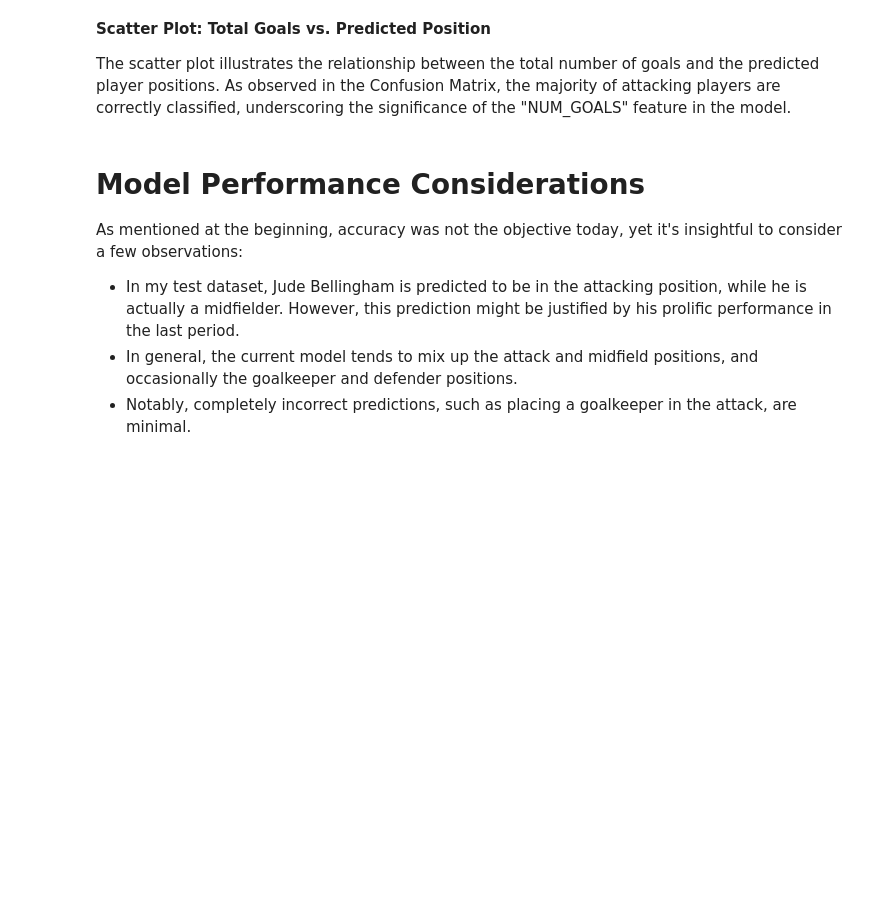
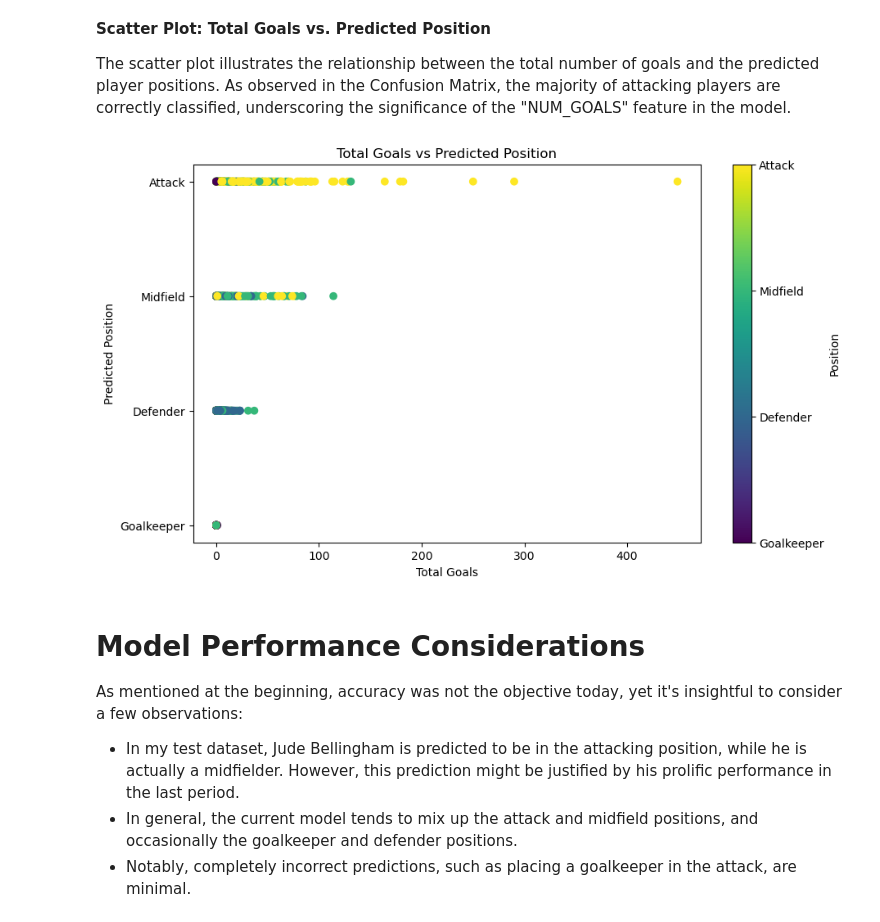
Before and after one commit to sfc-gh-mconsoli/hol_football_ml_snowpark, a Jupyter notebook: Football_Players_Classification_Snowpark.ipynb, the cells around one changed output. Cells and saved outputs as stored; diff of their text form; code cells hidden in the pictures; blank space fills up the shorter version.

Commit message:
Cells Output + Mapping Labels

```diff
--- a/Football_Players_Classification_Snowpark.ipynb
+++ b/Football_Players_Classification_Snowpark.ipynb
@@ -619,16 +702,25 @@ The scatter plot illustrates the relationship between the total number of goals
 # %%
 %matplotlib inline
 import matplotlib.pyplot as plt
 
+# Map numeric labels back to original string labels
+position_labels_map = {
+    0: 'Goalkeeper',
+    1: 'Defender',
+    2: 'Midfield',
+    3: 'Attack'
+}
 # Scatter plot for Total Goals vs Predicted Position
 plt.figure(figsize=(10, 6))
 scatter = plt.scatter(test_pred_pd["TOTAL_GOALS"], test_pred_pd["PREDICTION"], c=test_pred_pd["POSITION_ENCODED"], cmap='viridis')
 plt.title('Total Goals vs Predicted Position')
 plt.xlabel('Total Goals')
 plt.ylabel('Predicted Position')
-plt.yticks(list(position_labels.keys()), list(position_labels.values()))  # Set y-axis ticks as string labels
-plt.colorbar(scatter, ticks=list(position_labels.keys()), label='Position', format=position_labels.get)
+plt.yticks(list(position_labels_map.keys()), list(position_labels_map.values()))  # Set y-axis ticks as string labels
+plt.colorbar(scatter, ticks=list(position_labels_map.keys()), label='Position', format=position_labels_map.get)
 plt.show()
+# %% [output]
+[figure, added]
 # %% [markdown]
 # Model Performance Considerations
 
```
Also changed, not shown: parts of 13 cells of this notebook.
